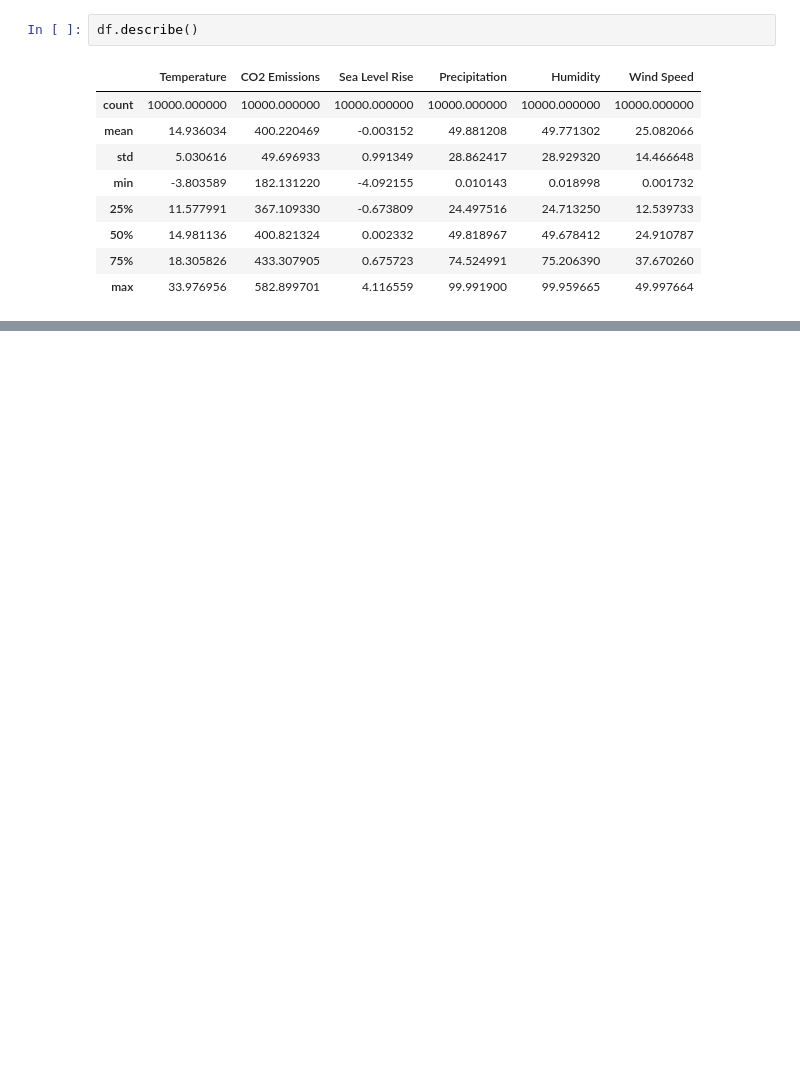
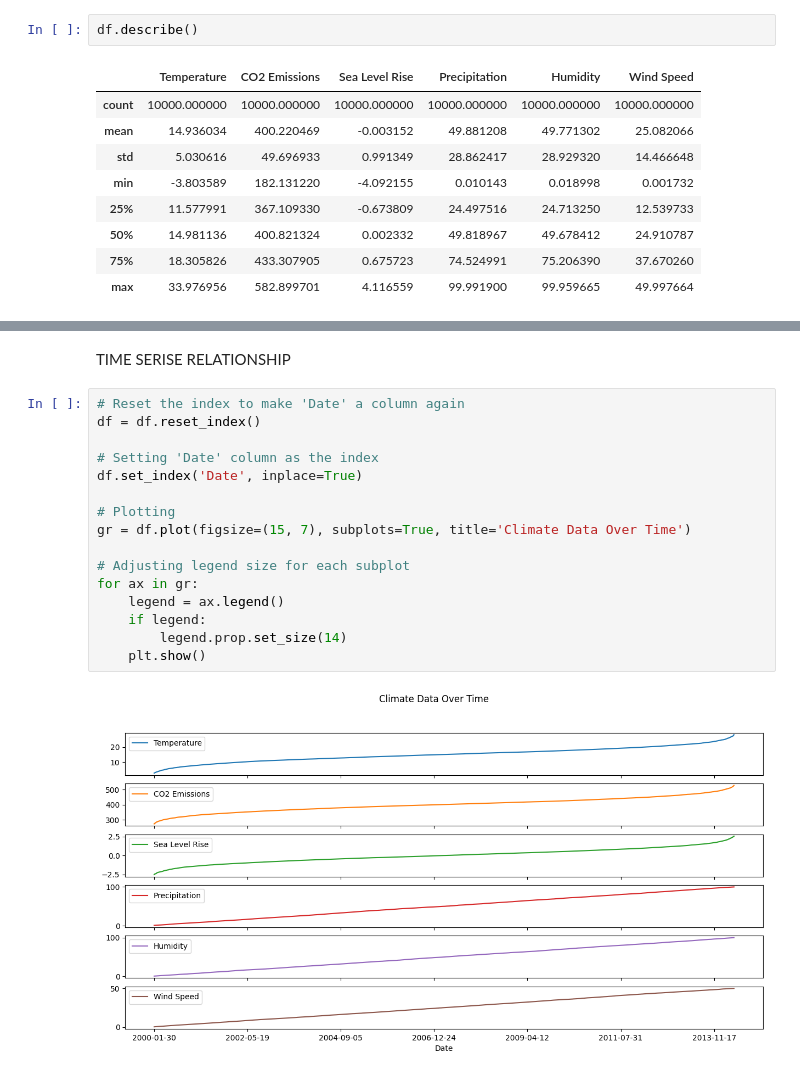
Before and after one commit to 104Rajendraprasath/Climate-Change-Prediction, a Jupyter notebook: Climate_Change_Prediction.ipynb, the cells around one changed output, grey strips where cells are left out. Cells and saved outputs as stored; diff of their text form; blank space fills up the shorter version.

```diff
--- a/Climate_Change_Prediction.ipynb
+++ b/Climate_Change_Prediction.ipynb
@@ -67,0 +196,20 @@ dtype: int64
+# %% [markdown]
+TIME SERISE RELATIONSHIP
+# %%
+# Reset the index to make 'Date' a column again
+df = df.reset_index()
+
+# Setting 'Date' column as the index
+df.set_index('Date', inplace=True)
+
+# Plotting
+gr = df.plot(figsize=(15, 7), subplots=True, title='Climate Data Over Time')
+
+# Adjusting legend size for each subplot
+for ax in gr:
+    legend = ax.legend()
+    if legend:
+        legend.prop.set_size(14)
+    plt.show()
+# %% [output]
+[figure, added]
```
Also changed, not shown: parts of 36 cells of this notebook.
